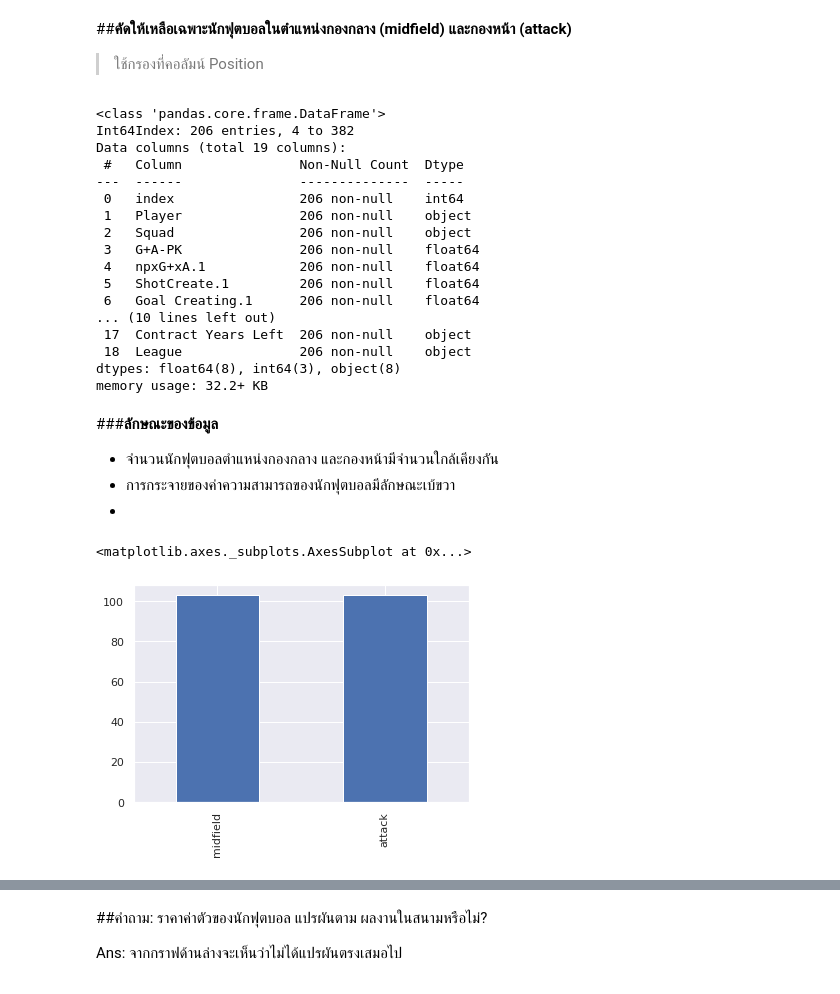
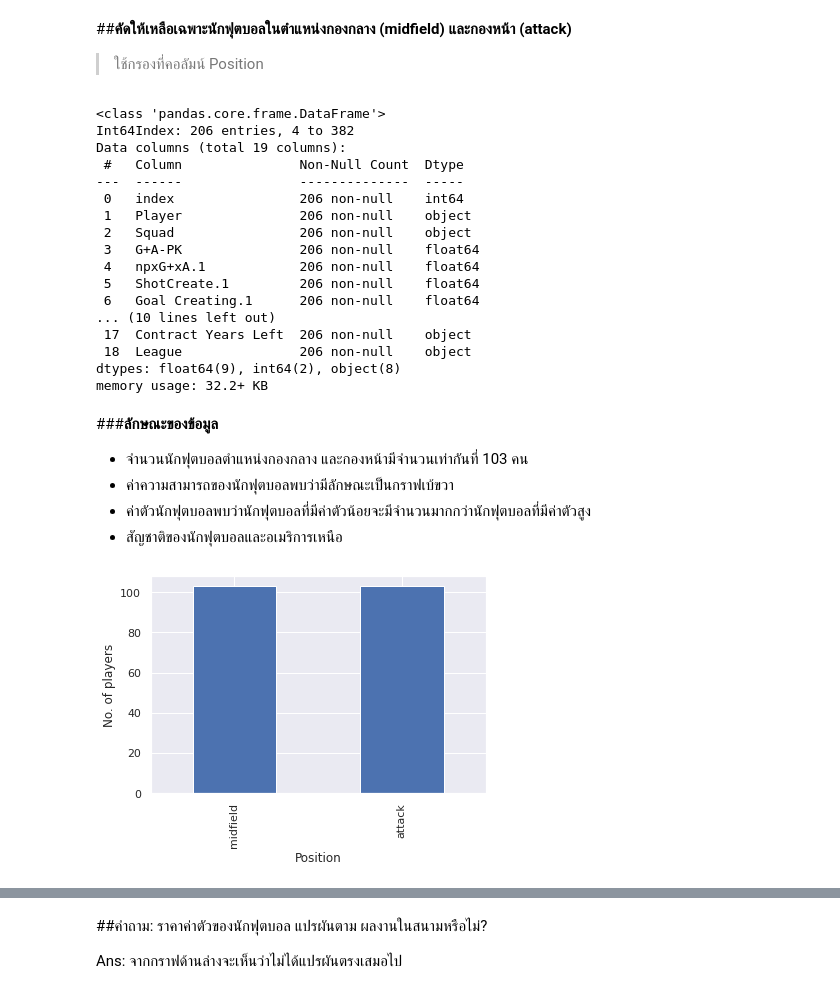
Before and after one commit to TheAmericanoO/Mini-Project-DADS5001, a Jupyter notebook: Mini_Project_6420422023.ipynb, the cells around one changed output, grey strips where cells are left out. Saved outputs shown, nothing was run; the diff lists cells and outputs as text; code cells hidden in the pictures.

```diff
--- a/Mini_Project_6420422023.ipynb
+++ b/Mini_Project_6420422023.ipynb
@@ -156,3 +156,8 @@ memory usage: 186.0+ KB
 | 2 | Harry Kane | Tottenham Hotspur | 28 | attack | England | Europe | 108000000 | 3 | Premier League |
 | 3 | Jadon Sancho | Manchester United | 21 | attack | England | Europe | 90000000 | 5 | Premier League |
 | 4 | Mohamed Salah | Liverpool FC | 29 | attack | Egypt | Africa | 90000000 | 2 | Premier League |
+# %%
+#ปรับ Market Value ให้เป็นหน่วย ล้านปอนด์
+
+transfer.Value = transfer.Value/1000000
+transfer
@@ -217,16 +236,20 @@ Data columns (total 19 columns):
 ... (10 lines left out)
  17  Contract Years Left  206 non-null    object
  18  League               206 non-null    object
-dtypes: float64(8), int64(3), object(8)
+dtypes: float64(9), int64(2), object(8)
 memory usage: 32.2+ KB
-# %% [markdown]
-###**ลักษณะของข้อมูล**
-
-- จำนวนนักฟุตบอลตำแหน่งกองกลาง และกองหน้ามีจำนวนใกล้เคียงกัน
-- การกระจายของค่าความสามารถของนักฟุตบอลมีลักษณะเบ้ขวา
--
+# %% [markdown]
+###**ลักษณะของข้อมูล**
+
+- จำนวนนักฟุตบอลตำแหน่งกองกลาง และกองหน้ามีจำนวนเท่ากันที่ 103 คน
+- ค่าความสามารถของนักฟุตบอลพบว่ามีลักษณะเป็นกราฟเบ้ขวา
+-  ค่าตัวนักฟุตบอลพบว่านักฟุตบอลที่มีค่าตัวน้อยจะมีจำนวนมากกว่านักฟุตบอลที่มีค่าตัวสูง
+- สัญชาติของนักฟุตบอลและอเมริการเหนือ
 # %%
 df_new['Position'].value_counts().plot.bar()
+
+plt.xlabel('Position')
+plt.ylabel('No. of players')
+plt.show()
 # %% [output]
-<matplotlib.axes._subplots.AxesSubplot at 0x...>
-[figure, old version]
+[figure, new version]
```
Also changed, not shown: parts of 14 cells of this notebook.
